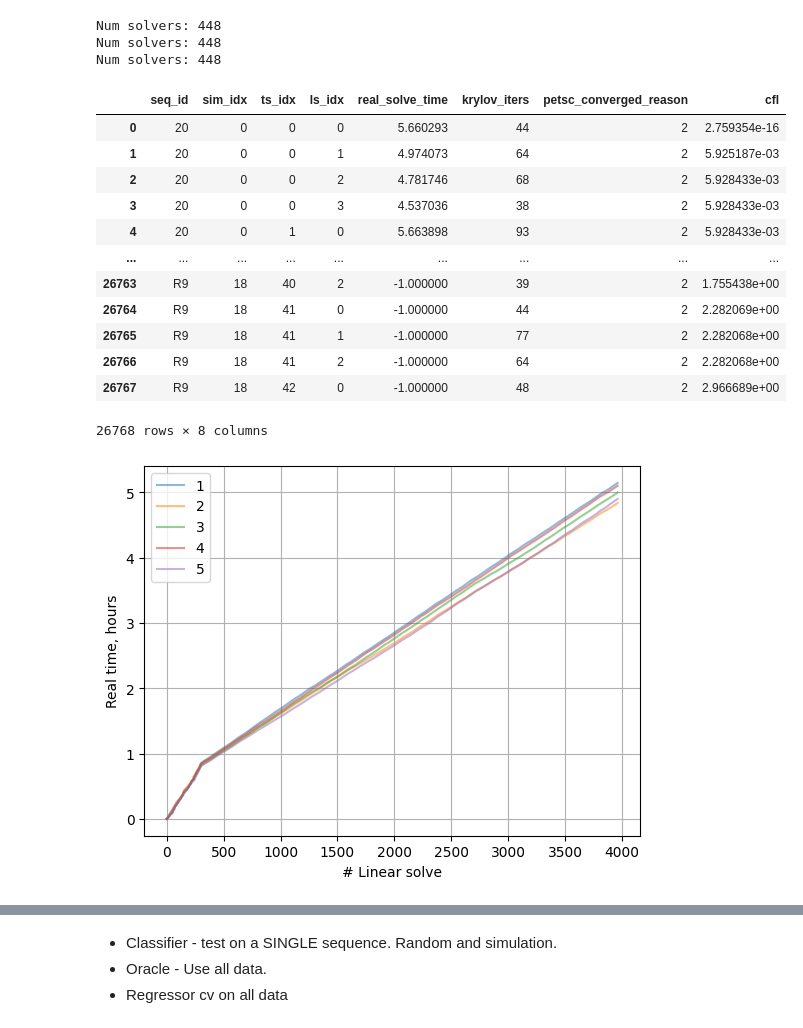
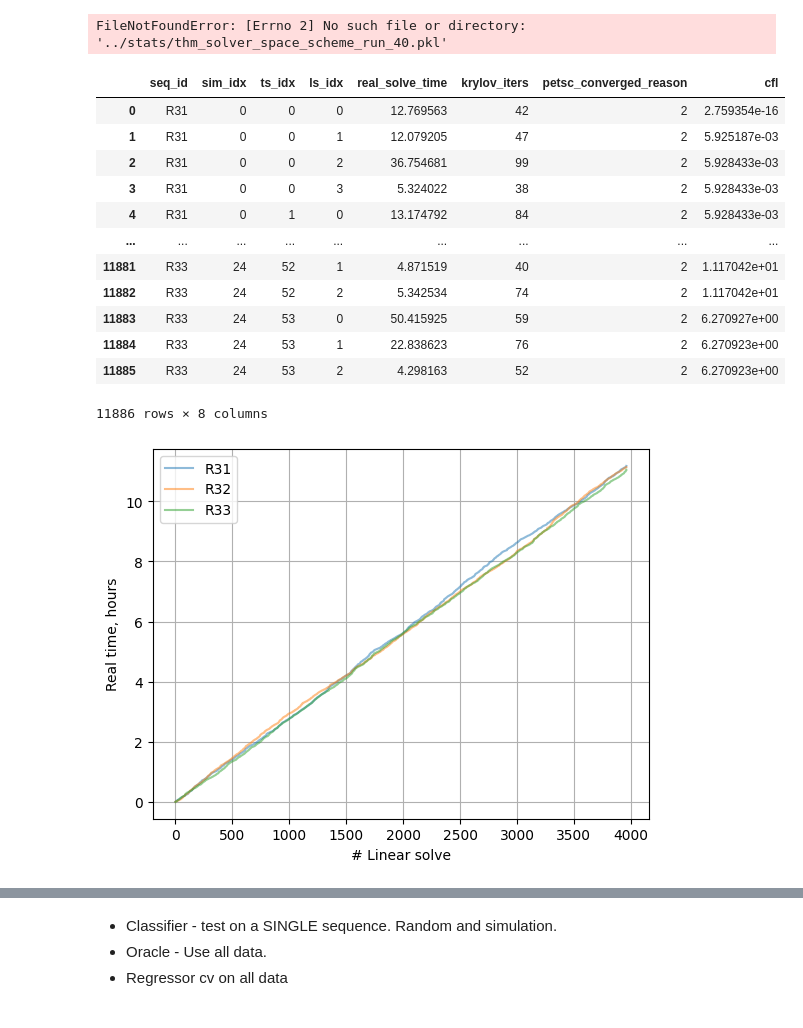
Before and after one commit to Yuriyzabegaev/FTHM-Solver, a Jupyter notebook: solver_selection_thm/thm_results_model_analysis.ipynb, the cells around one changed output, grey strips where cells are left out. Drawn from its saved outputs; the diff is of its cells as text; code cells hidden in the pictures.

```diff
--- a/solver_selection_thm/thm_results_model_analysis.ipynb
+++ b/solver_selection_thm/thm_results_model_analysis.ipynb
@@ -22,18 +22,14 @@ from itertools import count
 from copy import copy
 
 
-# RUNS = ['0','1','2','8','9']
-RUNS = [20, 21, 22, 23, 24]
-# RUNS_RANDOM = ['8','9']
-RUNS_RANDOM = [8,31,32,]
+# RUNS = [20, 21, 22, 23, 24]
+RUNS_RANDOM = [31, 32, 33, 40, 41, 42]
 # RUNS = [20,21,22]
 
 # sim_data, perf_data, solver_selector = load_experiments_data_thm(runs=RUNS, random_selection=False)
 sim_data_random, perf_data_random, solver_selector = load_experiments_data_thm(runs=RUNS_RANDOM, random_selection=True)
 # %% [output]
-Num solvers: 448
-Num solvers: 448
-Num solvers: 448
+FileNotFoundError: [Errno 2] No such file or directory: '../stats/thm_solver_space_scheme_run_40.pkl'
 # %%
 from collections import defaultdict
 import pandas as pd
@@ -64,63 +60,68 @@ def make_pandas(sim_data, perf_data, seq_ids):
                         sim_data_dict["cfl"].append(ls.cfl)
 
         solver_selection_history = None
         for x in solver_selection_history_seq:
             if x is not None:
                 solver_selection_history = x
         for reward_idx in range(len(solver_selection_history.reward)):
             perf_data_dict["seq_id"].append(seq_id)
             perf_data_dict["sim_idx"].append(sim_idx)
             perf_data_dict["reward"].append(
                 solver_selection_history.reward[reward_idx]
             )
             perf_data_dict["expectation"].append(
                 solver_selection_history.expectation[reward_idx]
             )
             perf_data_dict["decision_idx"].append(
                 solver_selection_history.decision_idx[reward_idx]
             )
             perf_data_dict["features"].append(
                 solver_selection_history.features[reward_idx]
             )
     return pd.DataFrame(data=sim_data_dict), pd.DataFrame(data=perf_data_dict)
 
 
-ALL_RUNS = [str(x) for x in RUNS] + [f"R{x}" for x in RUNS_RANDOM]
-
+# ALL_RUNS = [str(x) for x in RUNS] + [f"R{x}" for x in RUNS_RANDOM]
+# df_sim, df_perf = make_pandas(
+#     sim_data=sim_data + sim_data_random,
+#     perf_data=perf_data + perf_data_random,
+#     seq_ids=ALL_RUNS,
+# )
+ALL_RUNS = [f"R{x}" for x in RUNS_RANDOM]
 df_sim, df_perf = make_pandas(
-    sim_data=sim_data + sim_data_random,
-    perf_data=perf_data + perf_data_random,
+    sim_data=sim_data_random,
+    perf_data=perf_data_random,
     seq_ids=ALL_RUNS,
 )
+
 df_sim
 # %% [output]
 |  | seq_id | sim_idx | ts_idx | ls_idx | real_solve_time | krylov_iters | petsc_converged_reason | cfl |
-| 0 | 20 | 0 | 0 | 0 | 5.660293 | 44 | 2 | 2.759354e-16 |
-| 1 | 20 | 0 | 0 | 1 | 4.974073 | 64 | 2 | 5.925187e-03 |
-| 2 | 20 | 0 | 0 | 2 | 4.781746 | 68 | 2 | 5.928433e-03 |
-| 3 | 20 | 0 | 0 | 3 | 4.537036 | 38 | 2 | 5.928433e-03 |
-| 4 | 20 | 0 | 1 | 0 | 5.663898 | 93 | 2 | 5.928433e-03 |
+| 0 | R31 | 0 | 0 | 0 | 12.769563 | 42 | 2 | 2.759354e-16 |
+| 1 | R31 | 0 | 0 | 1 | 12.079205 | 47 | 2 | 5.925187e-03 |
+| 2 | R31 | 0 | 0 | 2 | 36.754681 | 99 | 2 | 5.928433e-03 |
+| 3 | R31 | 0 | 0 | 3 | 5.324022 | 38 | 2 | 5.928433e-03 |
+| 4 | R31 | 0 | 1 | 0 | 13.174792 | 84 | 2 | 5.928433e-03 |
 | ... | ... | ... | ... | ... | ... | ... | ... | ... |
-| 26763 | R9 | 18 | 40 | 2 | -1.000000 | 39 | 2 | 1.755438e+00 |
-| 26764 | R9 | 18 | 41 | 0 | -1.000000 | 44 | 2 | 2.282069e+00 |
-| 26765 | R9 | 18 | 41 | 1 | -1.000000 | 77 | 2 | 2.282068e+00 |
-| 26766 | R9 | 18 | 41 | 2 | -1.000000 | 64 | 2 | 2.282068e+00 |
-| 26767 | R9 | 18 | 42 | 0 | -1.000000 | 48 | 2 | 2.966689e+00 |
+| 11881 | R33 | 24 | 52 | 1 | 4.871519 | 40 | 2 | 1.117042e+01 |
+| 11882 | R33 | 24 | 52 | 2 | 5.342534 | 74 | 2 | 1.117042e+01 |
+| 11883 | R33 | 24 | 53 | 0 | 50.415925 | 59 | 2 | 6.270927e+00 |
+| 11884 | R33 | 24 | 53 | 1 | 22.838623 | 76 | 2 | 6.270923e+00 |
+| 11885 | R33 | 24 | 53 | 2 | 4.298163 | 52 | 2 | 6.270923e+00 |
-26768 rows × 8 columns
+11886 rows × 8 columns
 # %%
 FAIL_REWARD = -100
 HOUR = 60 * 60
 DAY = 24 * HOUR
 
-labels = [1,2,3,4,5]
-for i, seq_id in enumerate(ALL_RUNS[:5]):
+for seq_id in ALL_RUNS:
     seq_idx = np.array(df_sim.seq_id == seq_id)
     time = np.array(df_sim.real_solve_time)[seq_idx]
-    plt.plot(np.cumsum(time) / HOUR, label=labels[i], alpha=0.5)
+    plt.plot(np.cumsum(time) / HOUR, label=seq_id, alpha=0.5)
 plt.legend()
 plt.ylabel('Real time, hours')
 plt.xlabel('# Linear solve')
 plt.grid()
 plt.savefig('thm_runtime.png')
 # %% [output]
-[figure, old version]
+[figure, new version]
```
Also changed, not shown: parts of 17 cells of this notebook, 11 other files.
